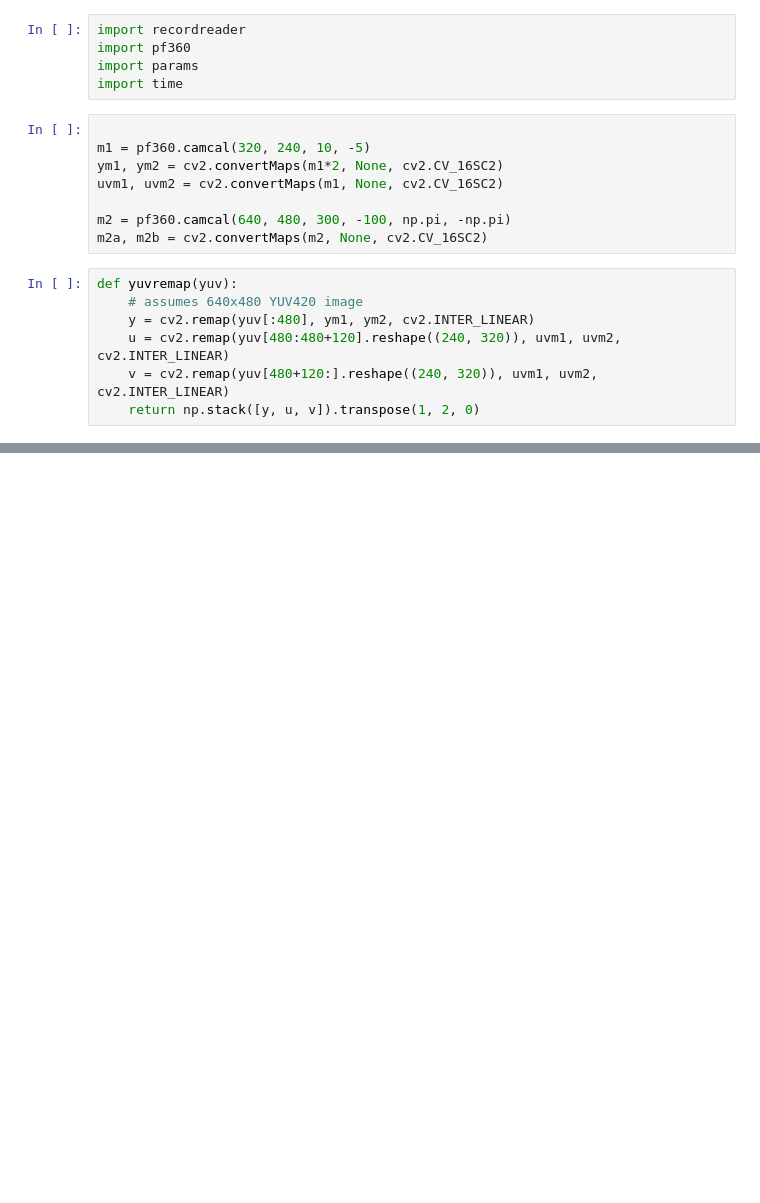
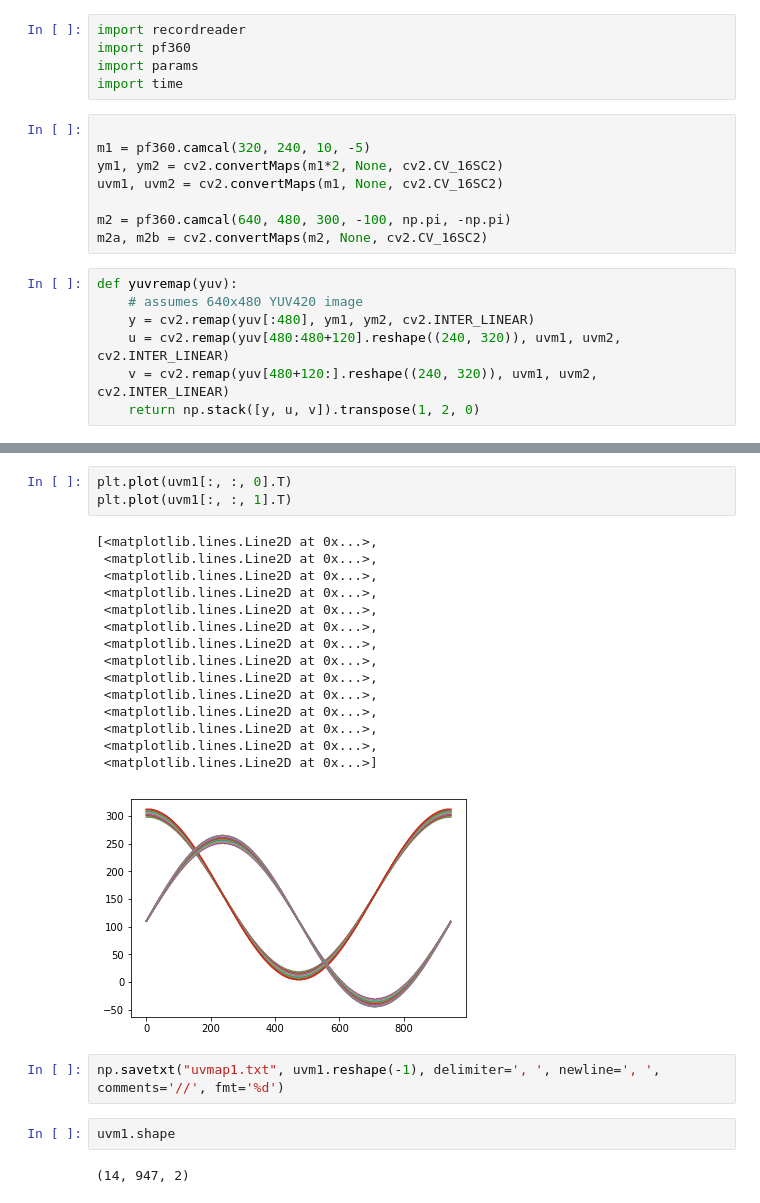
Before and after one commit to a1k0n/cycloid, a Jupyter notebook: design/coneslam/pf360.ipynb, the cells around one changed output, grey strips where cells are left out. Cells and saved outputs as stored; diff of their text form; blank space fills up the shorter version.

```diff
--- a/design/coneslam/pf360.ipynb
+++ b/design/coneslam/pf360.ipynb
@@ -141,0 +145,25 @@ cv2.waitKey(1)
+# %%
+plt.plot(uvm1[:, :, 0].T)
+plt.plot(uvm1[:, :, 1].T)
+# %% [output]
+[<matplotlib.lines.Line2D at 0x...>,
+ <matplotlib.lines.Line2D at 0x...>,
+ <matplotlib.lines.Line2D at 0x...>,
+ <matplotlib.lines.Line2D at 0x...>,
+ <matplotlib.lines.Line2D at 0x...>,
+ <matplotlib.lines.Line2D at 0x...>,
+ <matplotlib.lines.Line2D at 0x...>,
+ <matplotlib.lines.Line2D at 0x...>,
+ <matplotlib.lines.Line2D at 0x...>,
+ <matplotlib.lines.Line2D at 0x...>,
+ <matplotlib.lines.Line2D at 0x...>,
+ <matplotlib.lines.Line2D at 0x...>,
+ <matplotlib.lines.Line2D at 0x...>,
+ <matplotlib.lines.Line2D at 0x...>]
+[figure, added]
+# %%
+np.savetxt("uvmap1.txt", uvm1.reshape(-1), delimiter=', ', newline=', ', comments='//', fmt='%d')
+# %%
+uvm1.shape
+# %% [output]
+(14, 947, 2)
```
Also changed, not shown: parts of 2 cells of this notebook, 10 other files.
